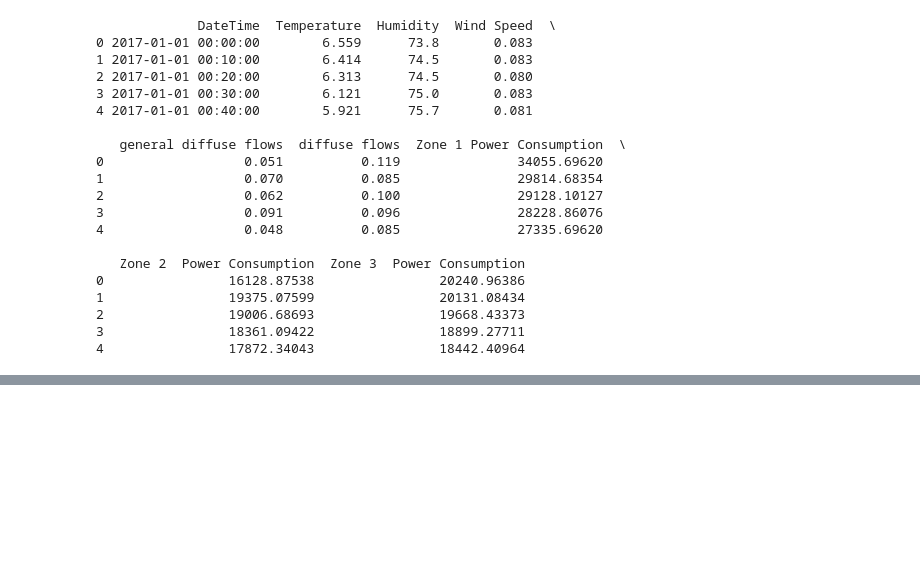
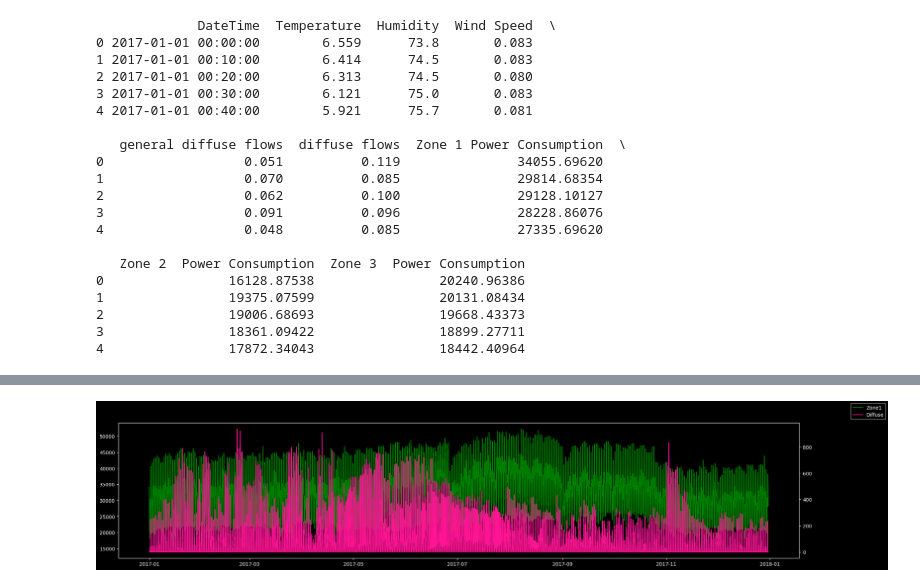
Before and after one commit to Minjeongc/study-data-analytics, a Jupyter notebook: Chapter03/chapter03.ipynb, the cells around one changed output, grey strips where cells are left out. Saved outputs shown, nothing was run; the diff lists cells and outputs as text; code cells hidden in the pictures; blank space fills up the shorter version.

```diff
--- a/Chapter03/chapter03.ipynb
+++ b/Chapter03/chapter03.ipynb
@@ -161,0 +187,15 @@ print(df.head(5))
+# %%
+# Zone1 발전량과 전력 발산량 비교
+fig, ax1 = plt.subplots()
+ax1.plot(df['DateTime'], df['Zone 1 Power Consumption'], color='green', label='Zone1')
+
+ax2 = ax1.twinx()
+ax2.plot(df['DateTime'], df['diffuse flows'], color = 'deeppink', label = 'Diffuse')
+
+fig.legend()
+plt.gcf().set_size_inches(25,5)
+plt.show()
+
+# 전력발산량이 낮아질때 전력발전량이 높아짐
+# %% [output]
+[figure, added]
```
Also changed, not shown: parts of 18 cells of this notebook.
